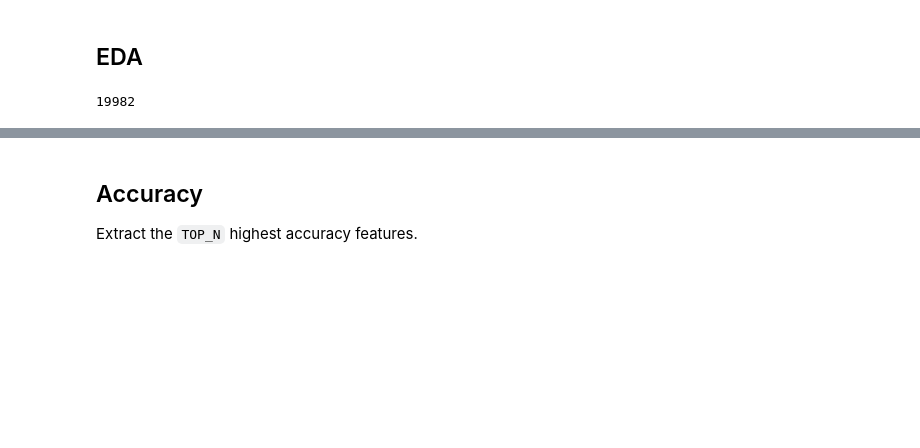
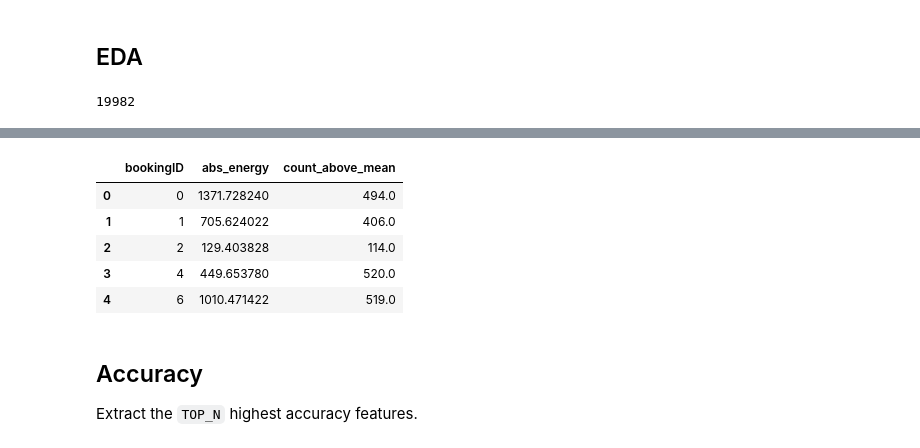
Before and after one commit to wjensheng/grab, a Jupyter notebook: preprocess.ipynb, the cells around one changed output, grey strips where cells are left out. Drawn from its saved outputs; the diff is of its cells as text; code cells hidden in the pictures; blank space fills up the shorter version.

```diff
--- a/preprocess.ipynb
+++ b/preprocess.ipynb
@@ -171,3 +286,12 @@ features
+# %%
+new.reset_index().head()
+# %% [output]
+|  | bookingID | abs_energy | count_above_mean |
+| 0 | 0 | 1371.728240 | 494.0 |
+| 1 | 1 | 705.624022 | 406.0 |
+| 2 | 2 | 129.403828 | 114.0 |
+| 3 | 4 | 449.653780 | 520.0 |
+| 4 | 6 | 1010.471422 | 519.0 |
 # %% [markdown]
 ## Accuracy
 Extract the `TOP_N` highest accuracy features.
```
Also changed, not shown: parts of 23 cells of this notebook.
